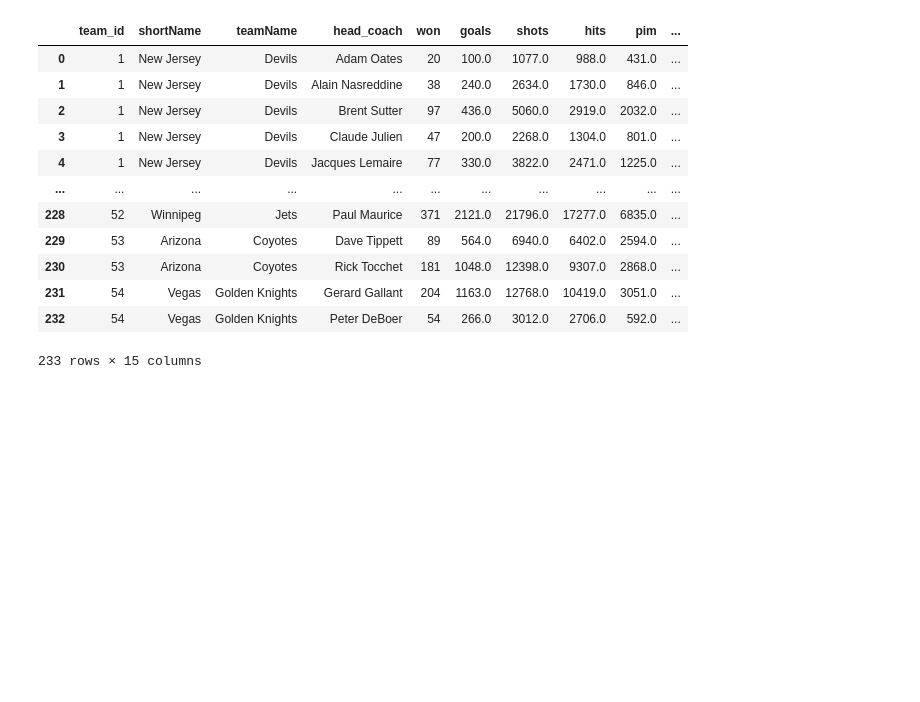
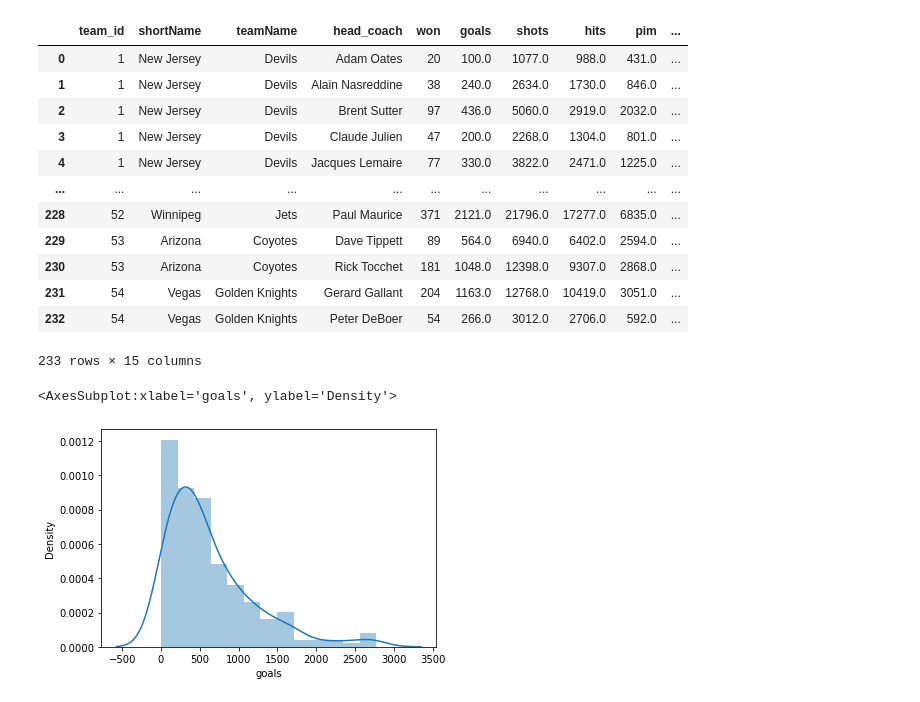
Before and after one commit to data301-2021-summer2/project-group39-project, a Jupyter notebook: analysis/Keatin/CoachesCleanUp.ipynb, the cells around one changed output. Saved outputs shown, nothing was run; the diff lists cells and outputs as text; code cells hidden in the pictures; blank space fills up the shorter version.

Commit message:
Progressing on my eda and started making graphs

```diff
--- a/analysis/Keatin/CoachesCleanUp.ipynb
+++ b/analysis/Keatin/CoachesCleanUp.ipynb
@@ -72,3 +72,8 @@ q
 | 231 | 54 | Vegas | Golden Knights | Gerard Gallant | 204 | 1163.0 | 12768.0 | 10419.0 | 3051.0 | ... |
 | 232 | 54 | Vegas | Golden Knights | Peter DeBoer | 54 | 266.0 | 3012.0 | 2706.0 | 592.0 | ... |
 233 rows × 15 columns
+# %%
+sns.distplot(q['goals'])
+# %% [output]
+<AxesSubplot:xlabel='goals', ylabel='Density'>
+[figure, added]
```
Also changed, not shown: parts of 7 cells of this notebook, 1 other file.
